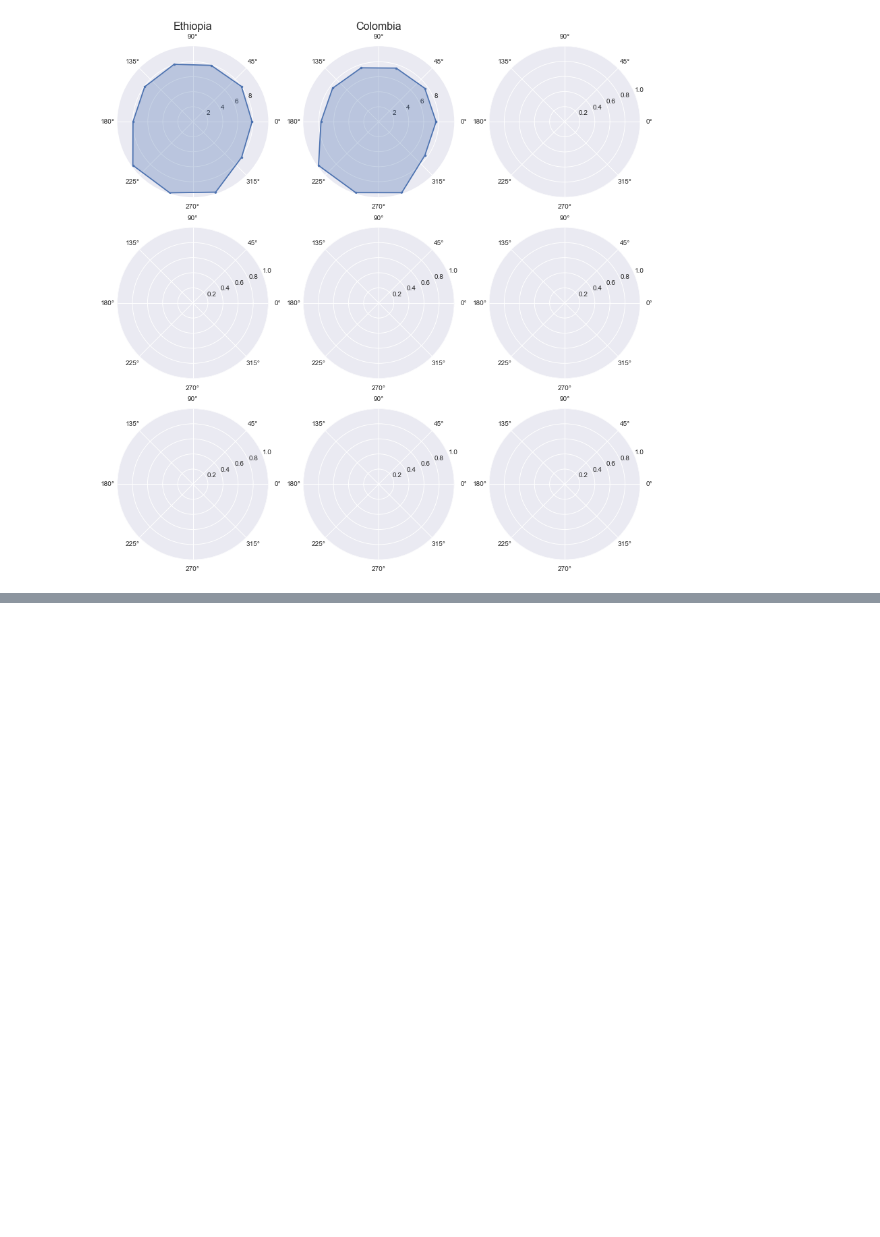
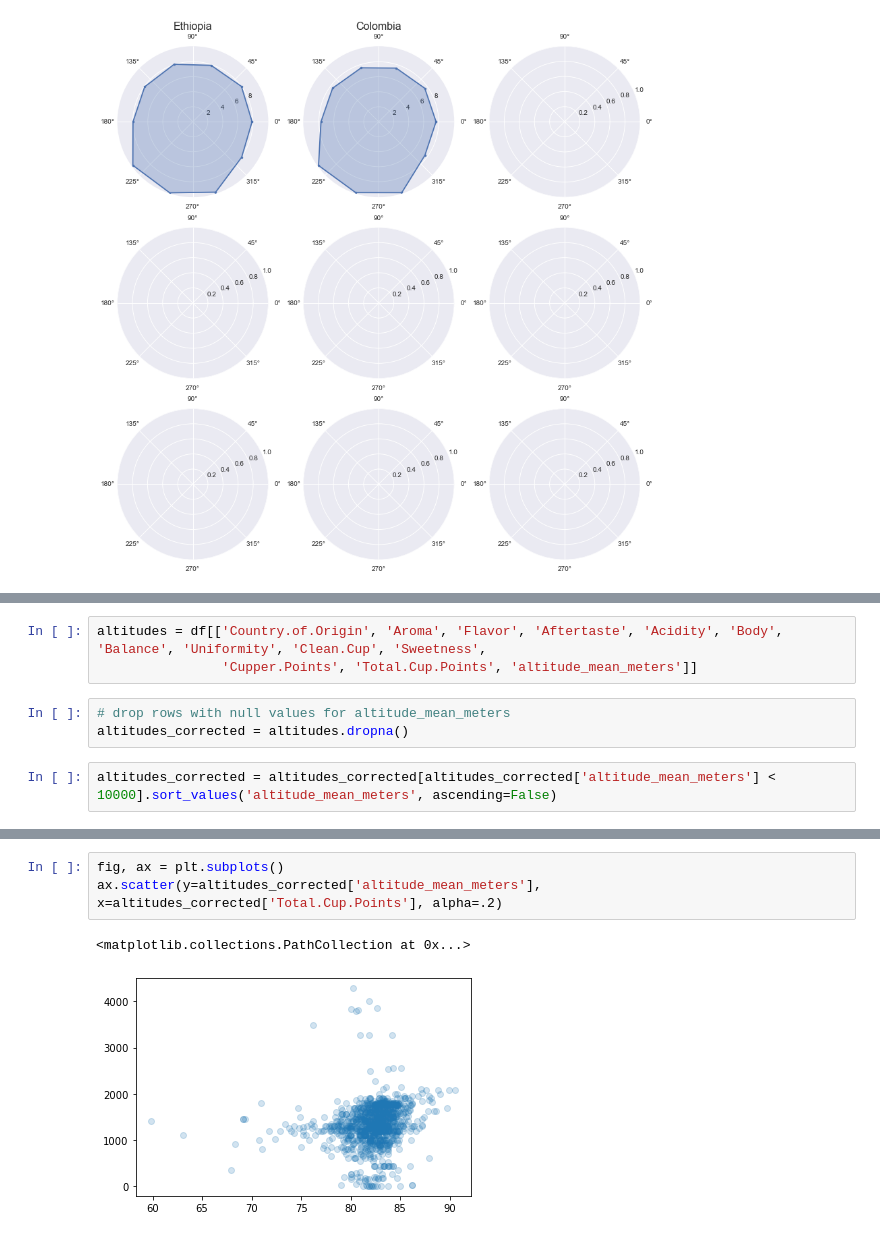
Before and after one commit to thejoshchow/coffee-arabica, a Jupyter notebook: coffee.ipynb, the cells around one changed output, grey strips where cells are left out. Saved outputs shown, nothing was run; the diff lists cells and outputs as text; blank space fills up the shorter version.

```diff
--- a/coffee.ipynb
+++ b/coffee.ipynb
@@ -305,0 +340,8 @@ array(['Ethiopia', 'Guatemala', 'Brazil', 'Peru', 'United States',
+# %%
+altitudes = df[['Country.of.Origin', 'Aroma', 'Flavor', 'Aftertaste', 'Acidity', 'Body', 'Balance', 'Uniformity', 'Clean.Cup', 'Sweetness',
+                'Cupper.Points', 'Total.Cup.Points', 'altitude_mean_meters']]
+# %%
+# drop rows with null values for altitude_mean_meters
+altitudes_corrected = altitudes.dropna()
+# %%
+altitudes_corrected = altitudes_corrected[altitudes_corrected['altitude_mean_meters'] < 10000].sort_values('altitude_mean_meters', ascending=False)
@@ -305,0 +371,6 @@ array(['Ethiopia', 'Guatemala', 'Brazil', 'Peru', 'United States',
+# %%
+fig, ax = plt.subplots()
+ax.scatter(y=altitudes_corrected['altitude_mean_meters'], x=altitudes_corrected['Total.Cup.Points'], alpha=.2)
+# %% [output]
+<matplotlib.collections.PathCollection at 0x...>
+[figure, added]
```
Also changed, not shown: parts of 26 cells of this notebook.
